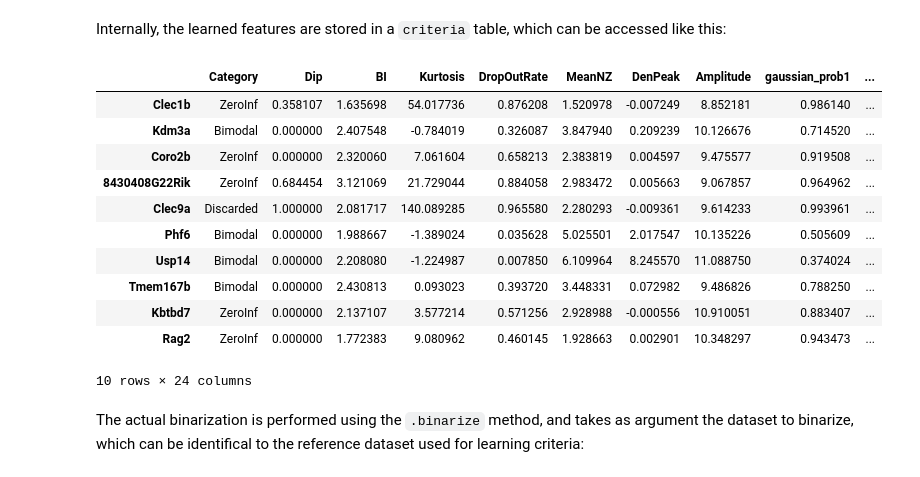
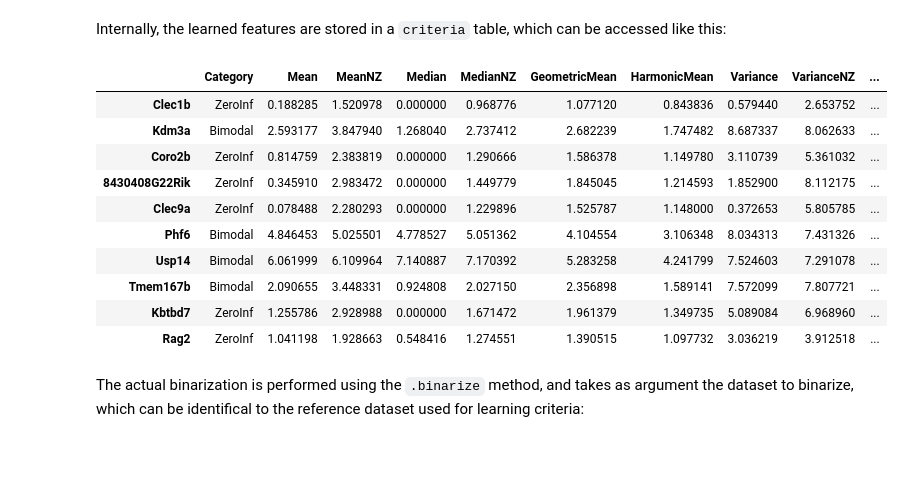
Before and after one commit to bnediction/scBoolSeq-supplementary, a Jupyter notebook: Basic API usage.ipynb, the cells around one changed output. Saved outputs shown, nothing was run; the diff lists cells and outputs as text; code cells hidden in the pictures.

```diff
--- a/Basic API usage.ipynb
+++ b/Basic API usage.ipynb
@@ -49,20 +59,19 @@ scBoolSeq(has_data=True, can_binarize=True, can_simulate=False)
 # %% [markdown]
 Internally, the learned features are stored in a `criteria` table, which can be accessed like this:
 # %%
-scbool.criteria_[['Category', *scbool.criteria]].head(10)
+scbool.criteria_[['Category', *scbool.criteria_]].head(10)
 # %% [output]
-|  | Category | Dip | BI | Kurtosis | DropOutRate | MeanNZ | DenPeak | Amplitude | gaussian_prob1 | ... |
-| Clec1b | ZeroInf | 0.358107 | 1.635698 | 54.017736 | 0.876208 | 1.520978 | -0.007249 | 8.852181 | 0.986140 | ... |
-| Kdm3a | Bimodal | 0.000000 | 2.407548 | -0.784019 | 0.326087 | 3.847940 | 0.209239 | 10.126676 | 0.714520 | ... |
-| Coro2b | ZeroInf | 0.000000 | 2.320060 | 7.061604 | 0.658213 | 2.383819 | 0.004597 | 9.475577 | 0.919508 | ... |
-| 8430408G22Rik | ZeroInf | 0.684454 | 3.121069 | 21.729044 | 0.884058 | 2.983472 | 0.005663 | 9.067857 | 0.964962 | ... |
-| Clec9a | Discarded | 1.000000 | 2.081717 | 140.089285 | 0.965580 | 2.280293 | -0.009361 | 9.614233 | 0.993961 | ... |
-| Phf6 | Bimodal | 0.000000 | 1.988667 | -1.389024 | 0.035628 | 5.025501 | 2.017547 | 10.135226 | 0.505609 | ... |
-| Usp14 | Bimodal | 0.000000 | 2.208080 | -1.224987 | 0.007850 | 6.109964 | 8.245570 | 11.088750 | 0.374024 | ... |
-| Tmem167b | Bimodal | 0.000000 | 2.430813 | 0.093023 | 0.393720 | 3.448331 | 0.072982 | 9.486826 | 0.788250 | ... |
-| Kbtbd7 | ZeroInf | 0.000000 | 2.137107 | 3.577214 | 0.571256 | 2.928988 | -0.000556 | 10.910051 | 0.883407 | ... |
-| Rag2 | ZeroInf | 0.000000 | 1.772383 | 9.080962 | 0.460145 | 1.928663 | 0.002901 | 10.348297 | 0.943473 | ... |
+|  | Category | Mean | MeanNZ | Median | MedianNZ | GeometricMean | HarmonicMean | Variance | VarianceNZ | ... |
+| Clec1b | ZeroInf | 0.188285 | 1.520978 | 0.000000 | 0.968776 | 1.077120 | 0.843836 | 0.579440 | 2.653752 | ... |
+| Kdm3a | Bimodal | 2.593177 | 3.847940 | 1.268040 | 2.737412 | 2.682239 | 1.747482 | 8.687337 | 8.062633 | ... |
+| Coro2b | ZeroInf | 0.814759 | 2.383819 | 0.000000 | 1.290666 | 1.586378 | 1.149780 | 3.110739 | 5.361032 | ... |
+| 8430408G22Rik | ZeroInf | 0.345910 | 2.983472 | 0.000000 | 1.449779 | 1.845045 | 1.214593 | 1.852900 | 8.112175 | ... |
+| Clec9a | ZeroInf | 0.078488 | 2.280293 | 0.000000 | 1.229896 | 1.525787 | 1.148000 | 0.372653 | 5.805785 | ... |
+| Phf6 | Bimodal | 4.846453 | 5.025501 | 4.778527 | 5.051362 | 4.104554 | 3.106348 | 8.034313 | 7.431326 | ... |
+| Usp14 | Bimodal | 6.061999 | 6.109964 | 7.140887 | 7.170392 | 5.283258 | 4.241799 | 7.524603 | 7.291078 | ... |
+| Tmem167b | Bimodal | 2.090655 | 3.448331 | 0.924808 | 2.027150 | 2.356898 | 1.589141 | 7.572099 | 7.807721 | ... |
+| Kbtbd7 | ZeroInf | 1.255786 | 2.928988 | 0.000000 | 1.671472 | 1.961379 | 1.349735 | 5.089084 | 6.968960 | ... |
+| Rag2 | ZeroInf | 1.041198 | 1.928663 | 0.548416 | 1.274551 | 1.390515 | 1.097732 | 3.036219 | 3.912518 | ... |
-10 rows × 24 columns
 # %% [markdown]
 The actual binarization is performed using the `.binarize` method, and takes as argument the dataset to binarize, which can be identifical to the reference dataset used for learning criteria:
 # %%
```
Also changed, not shown: parts of 10 cells of this notebook.
